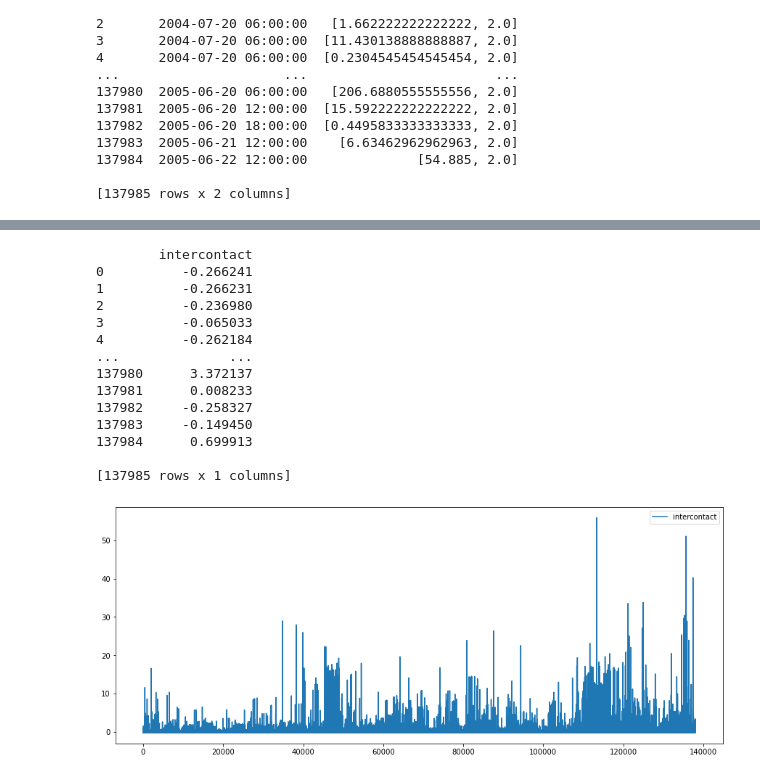
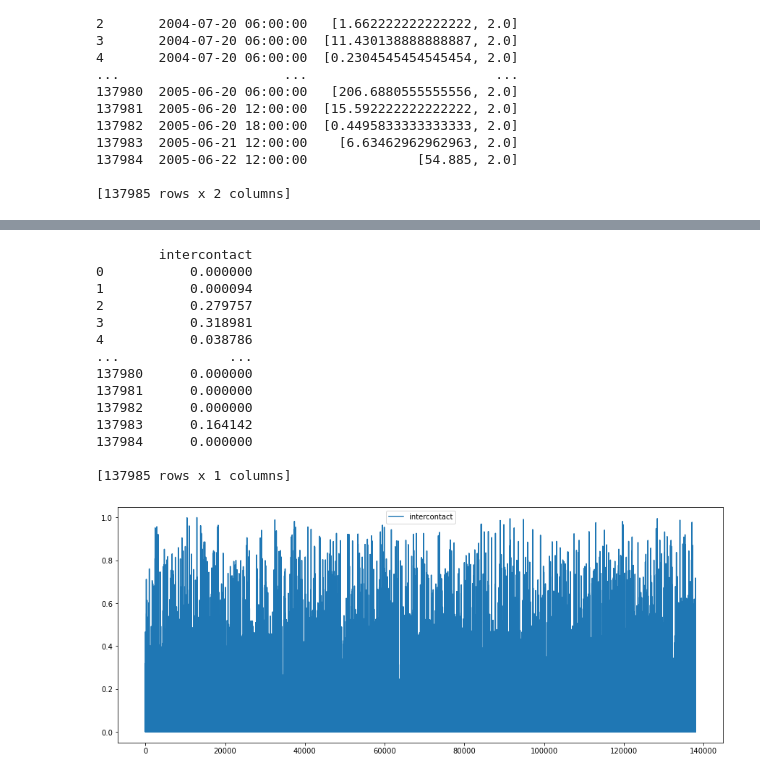
Before and after one commit to CintyaThen/learningPython, a Jupyter notebook: dataTA/TA.ipynb, the cells around one changed output, grey strips where cells are left out. Cells and saved outputs as stored; diff of their text form; code cells hidden in the pictures.

```diff
--- a/dataTA/TA.ipynb
+++ b/dataTA/TA.ipynb
@@ -69,36 +69,36 @@ start
 # %%
 import pandas as pd # data processing
 import matplotlib.pyplot as plt
 import numpy as np
 from sklearn.preprocessing import StandardScaler
 from sklearn.preprocessing import MinMaxScaler
 
 
-df = pd.read_csv("DATASET_BERES1.csv", usecols=['intercontact'], parse_dates=True)
+df = pd.read_csv("MeanIntercontact_Window.csv", usecols=['intercontact'], parse_dates=True)
 df = pd.DataFrame(df)
 
-df_stand = (df-df.mean())/df.std()
+df_stand = (df-df.min())/df.max()-df.min()
 
 print(df_stand)
 df_stand.plot(figsize=(15, 6))
 plt.show()
 #df_stand.to_csv('MeanInt_Normalize.csv', index=False,      encoding='utf-8')
 # %% [output]
         intercontact
-0          -0.266241
-1          -0.266231
-2          -0.236980
-3          -0.065033
-4          -0.262184
+0           0.000000
+1           0.000094
+2           0.279757
+3           0.318981
+4           0.038786
 ...              ...
-137980      3.372137
-137981      0.008233
-137982     -0.258327
-137983     -0.149450
-137984      0.699913
+137980      0.000000
+137981      0.000000
+137982      0.000000
+137983      0.164142
+137984      0.000000
 
 [137985 rows x 1 columns]
-[figure, old version]
+[figure, new version]
 # %%
 #x = df['intercontact']
 # create a scaler object
```
Also changed, not shown: parts of 1 cell of this notebook, 3 other files.
